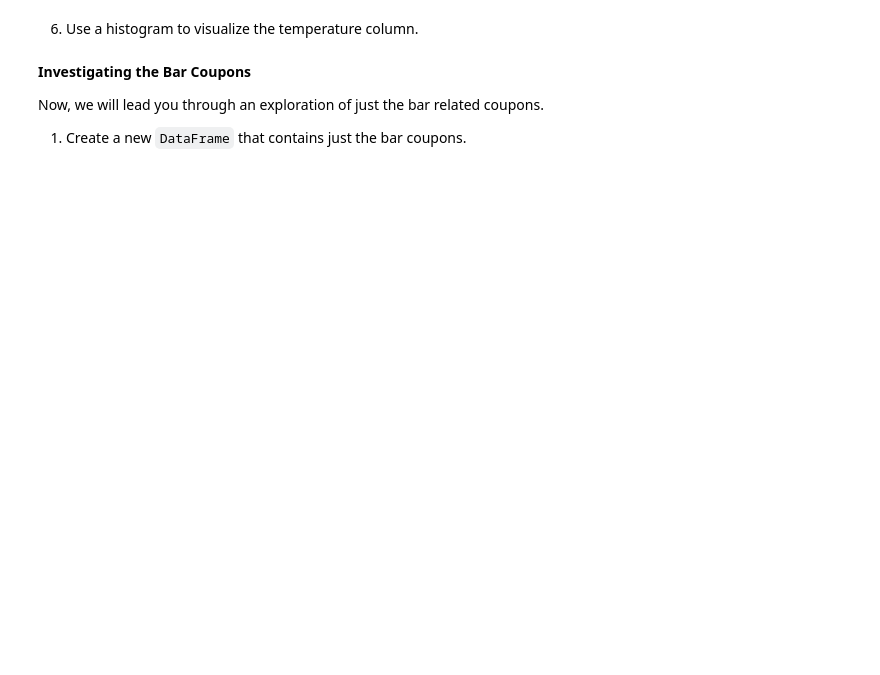
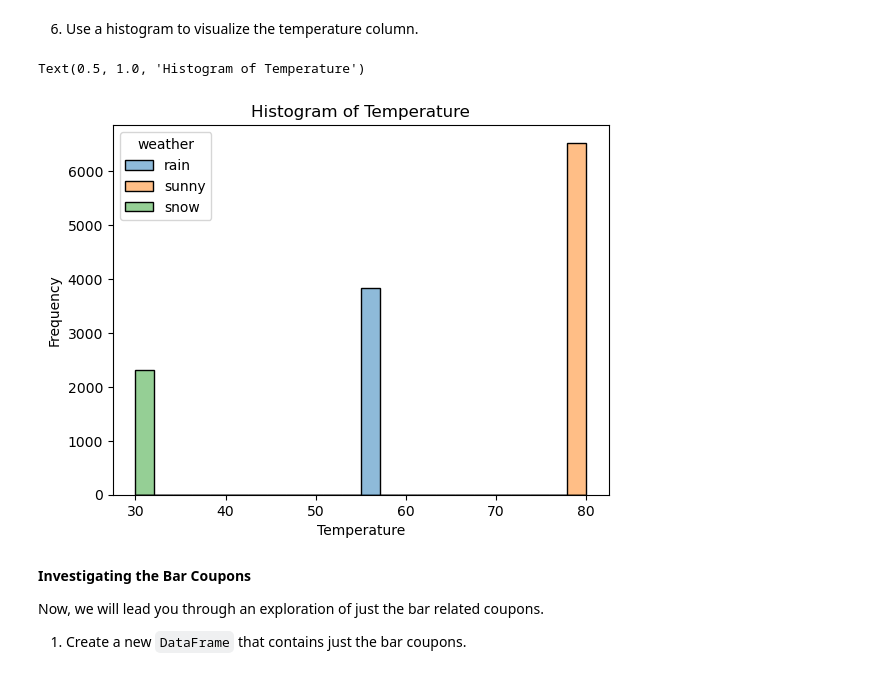
Before and after one commit to srideviaishwariya/rainier, a Jupyter notebook: assignment_5_1/prompt.ipynb, the cells around one changed output. Drawn from its saved outputs; the diff is of its cells as text; code cells hidden in the pictures; blank space fills up the shorter version.

```diff
--- a/assignment_5_1/prompt.ipynb
+++ b/assignment_5_1/prompt.ipynb
@@ -258,5 +350,19 @@ fig.show()
 # %% [markdown]
 6. Use a histogram to visualize the temperature column.
+# %%
+# using seaborn
+sns.histplot(data=df, x="temperature", hue="weather")
+
+# Add labels and title to the plot
+plt.xlabel('Temperature')
+plt.ylabel('Frequency')
+plt.title('Histogram of Temperature')
+
+# Observation
+# 1. Since the weather data was updated to match the temperature they are appearing in the correct buckets.
+# %% [output]
+Text(0.5, 1.0, 'Histogram of Temperature')
+[figure, added]
 # %% [markdown]
 **Investigating the Bar Coupons**
 
```
Also changed, not shown: parts of 34 cells of this notebook.
